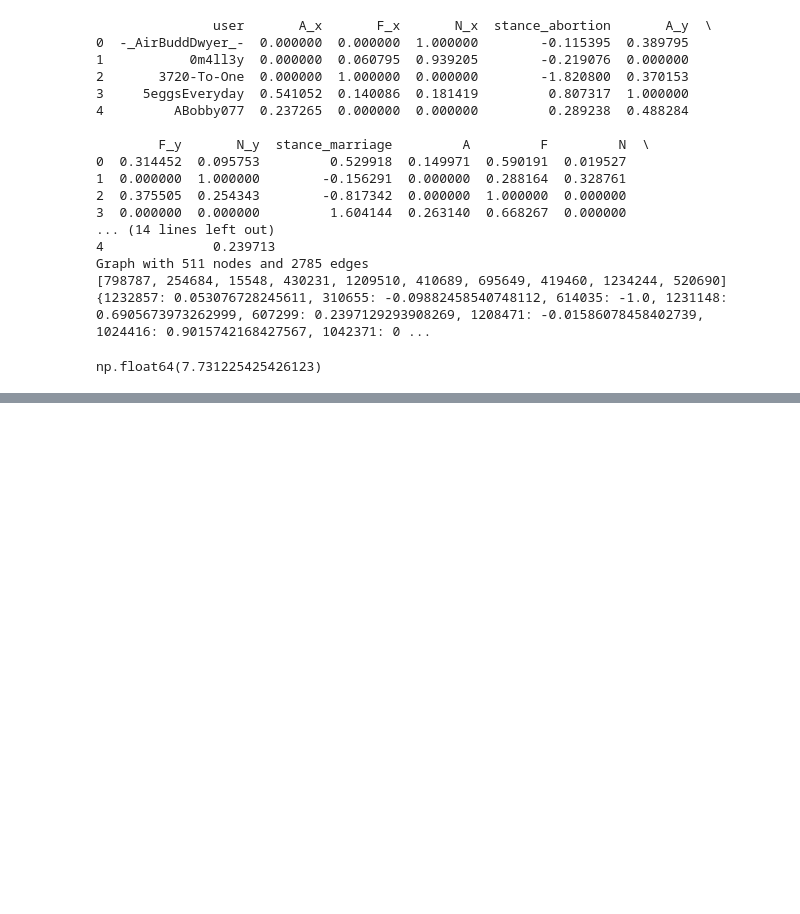
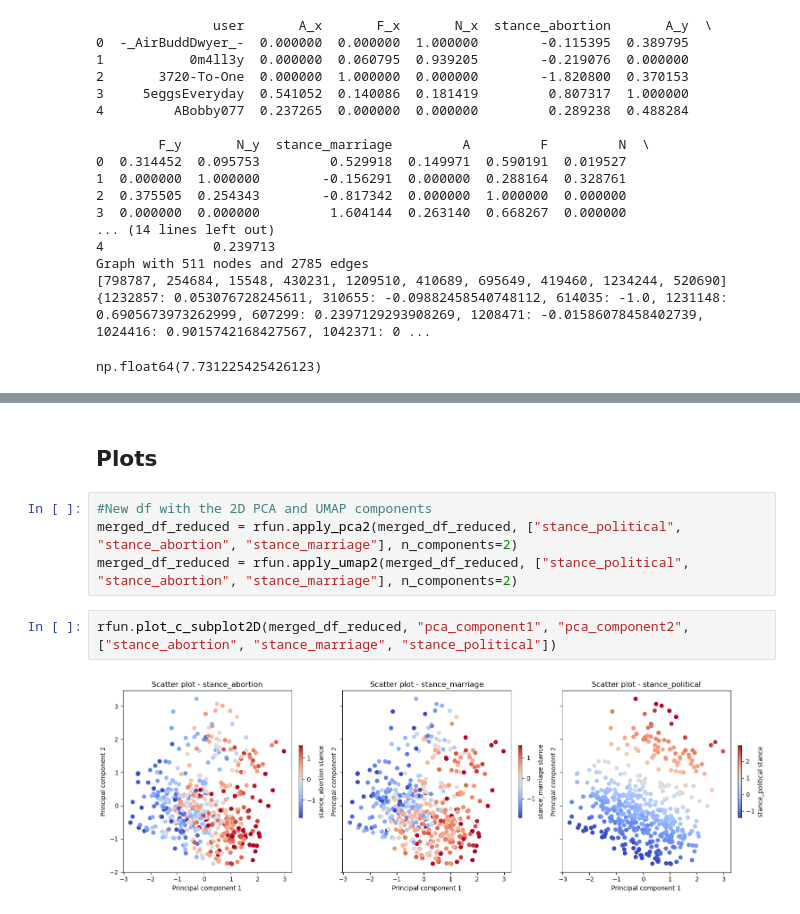
Before and after one commit to b0psheva27/BSc_project_polarization, a Jupyter notebook: notebooks/08_polarization.ipynb, the cells around one changed output, grey strips where cells are left out. Saved outputs shown, nothing was run; the diff lists cells and outputs as text; blank space fills up the shorter version.

Commit message:
analysis, plots and functions
Co-Authored-By: JosefineNyeng <129183050+JosefineNyeng@users.noreply.github.com>

```diff
--- a/notebooks/08_polarization.ipynb
+++ b/notebooks/08_polarization.ipynb
@@ -269,0 +270,10 @@ plot_c_subplot(merged_df_reduced, "pca_component_scaled", ["stance_abortion", "s
+# %% [markdown]
+## Plots
+# %%
+#New df with the 2D PCA and UMAP components
+merged_df_reduced = rfun.apply_pca2(merged_df_reduced, ["stance_political", "stance_abortion", "stance_marriage"], n_components=2)
+merged_df_reduced = rfun.apply_umap2(merged_df_reduced, ["stance_political", "stance_abortion", "stance_marriage"], n_components=2)
+# %%
+rfun.plot_c_subplot2D(merged_df_reduced, "pca_component1", "pca_component2", ["stance_abortion", "stance_marriage", "stance_political"])
+# %% [output]
+[figure, added]
```
Also changed, not shown: parts of 9 cells of this notebook, 4 other files.
